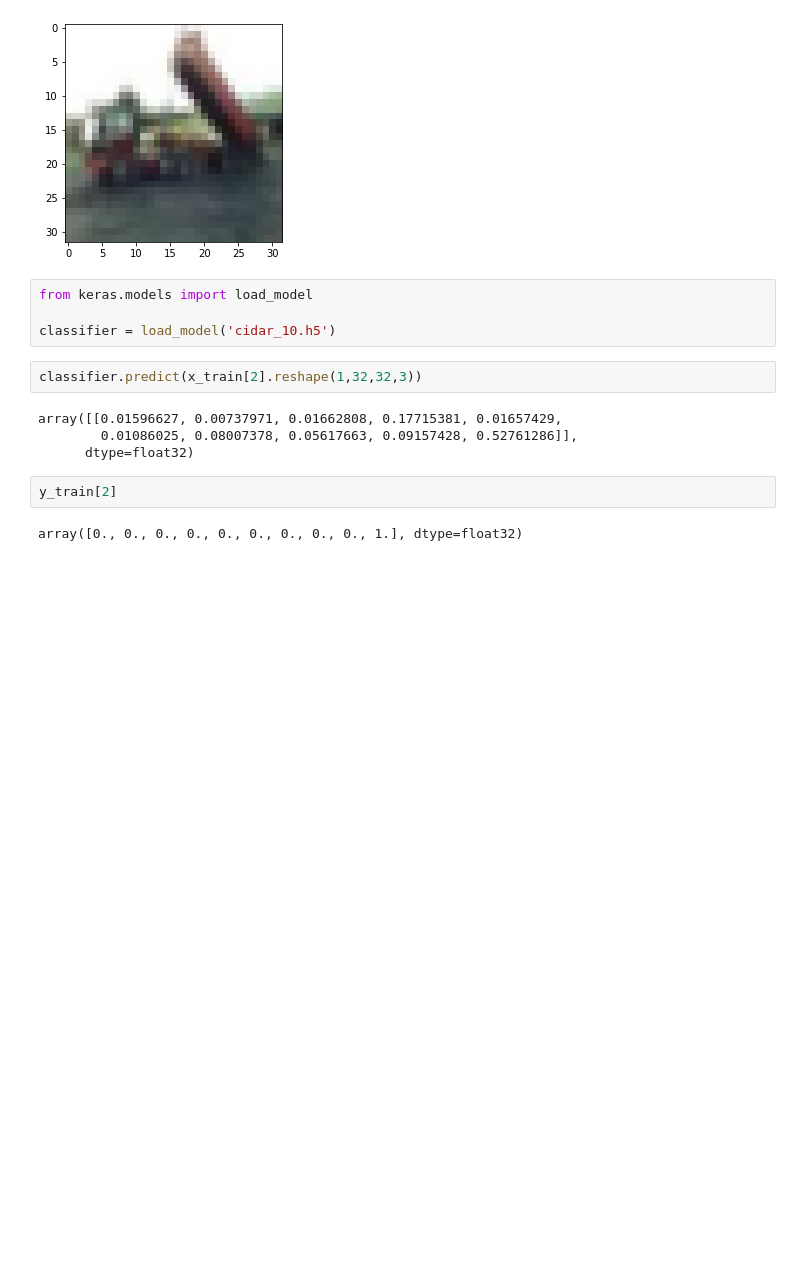
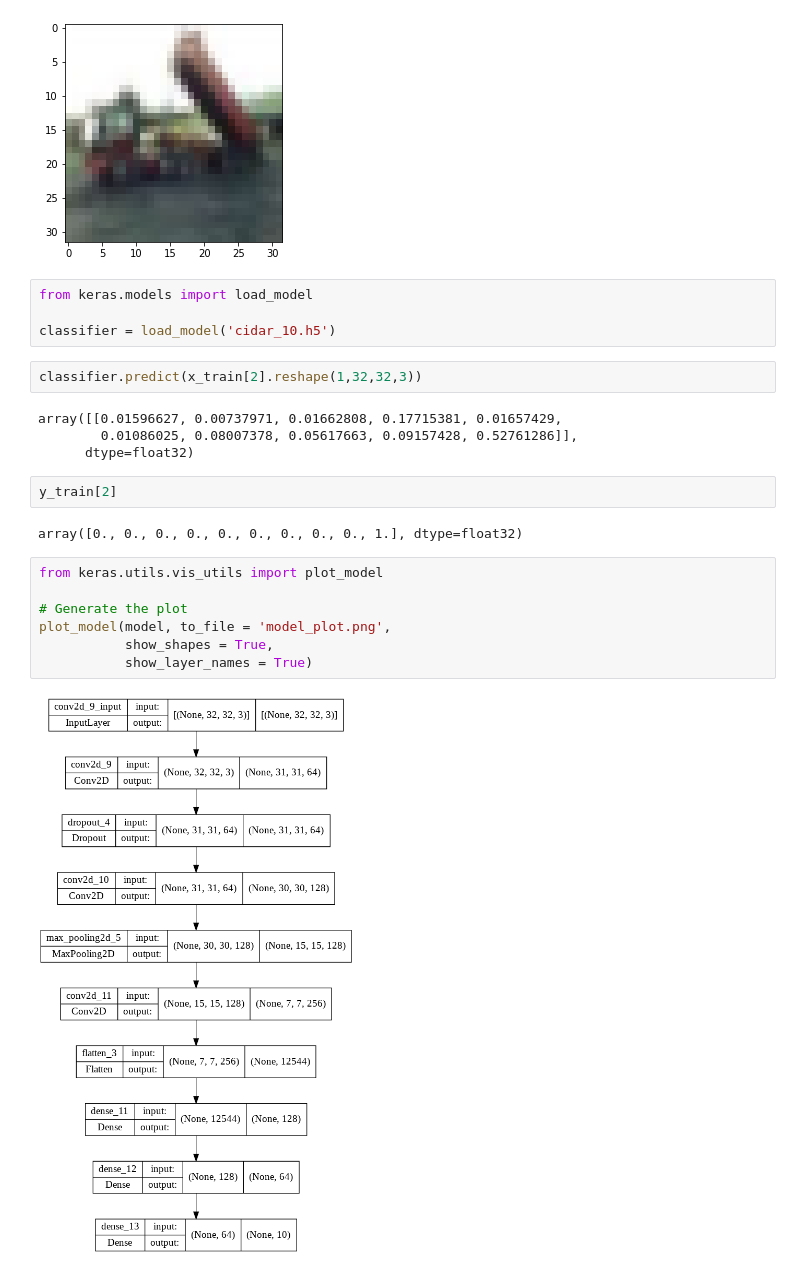
Before and after one commit to BharatXBhalla/Deep-Learning-CDAC, a Jupyter notebook: Cnn/cnn_cidar10.ipynb, the cells around one changed output. Cells and saved outputs as stored; diff of their text form; blank space fills up the shorter version.

```diff
--- a/Cnn/cnn_cidar10.ipynb
+++ b/Cnn/cnn_cidar10.ipynb
@@ -178,3 +178,12 @@ array([[0.01596627, 0.00737971, 0.01662808, 0.17715381, 0.01657429,
 y_train[2]
 # %% [output]
 array([0., 0., 0., 0., 0., 0., 0., 0., 0., 1.], dtype=float32)
+# %%
+from keras.utils.vis_utils import plot_model
+
+# Generate the plot
+plot_model(model, to_file = 'model_plot.png',
+           show_shapes = True,
+           show_layer_names = True)
+# %% [output]
+[figure, added]
```
